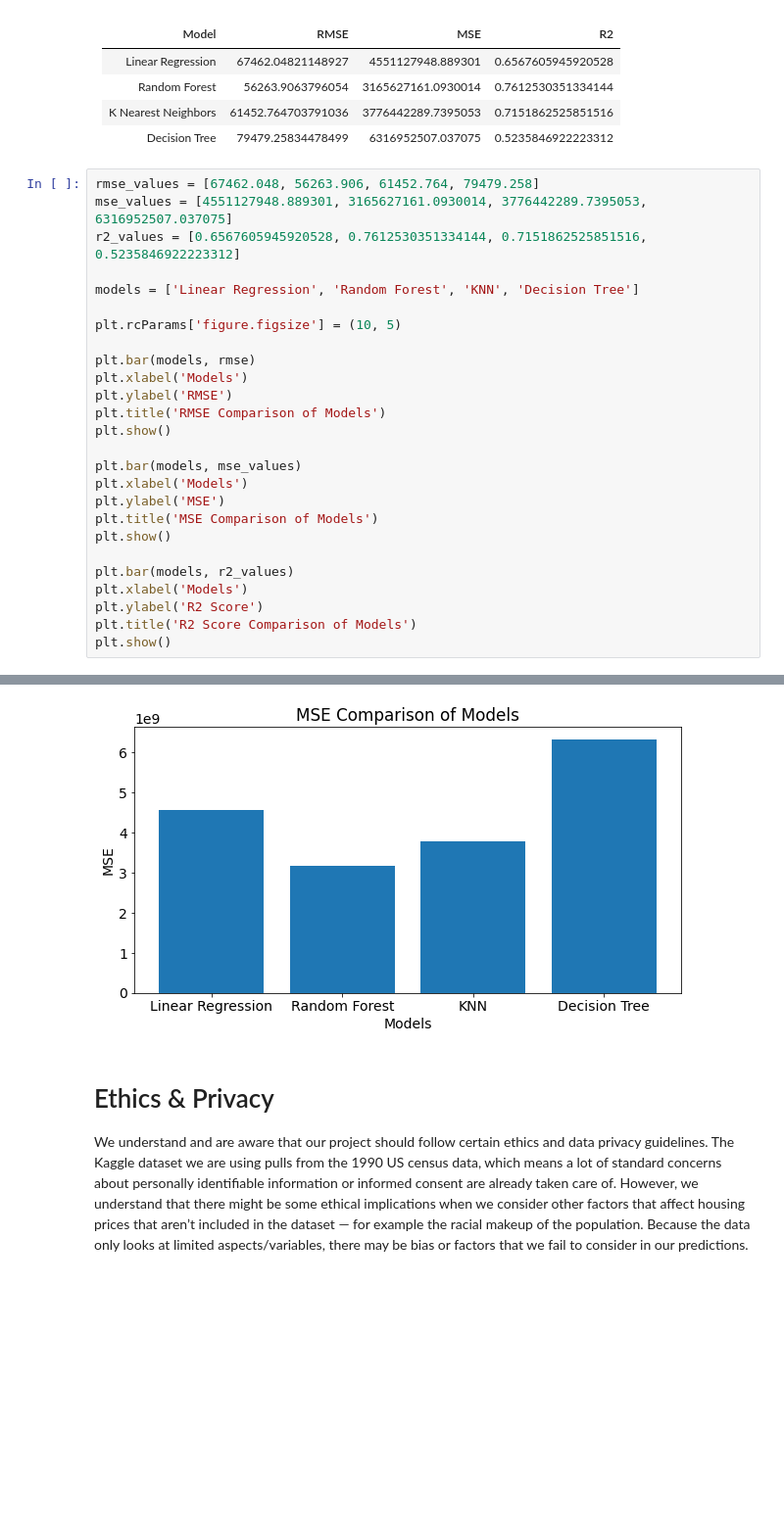
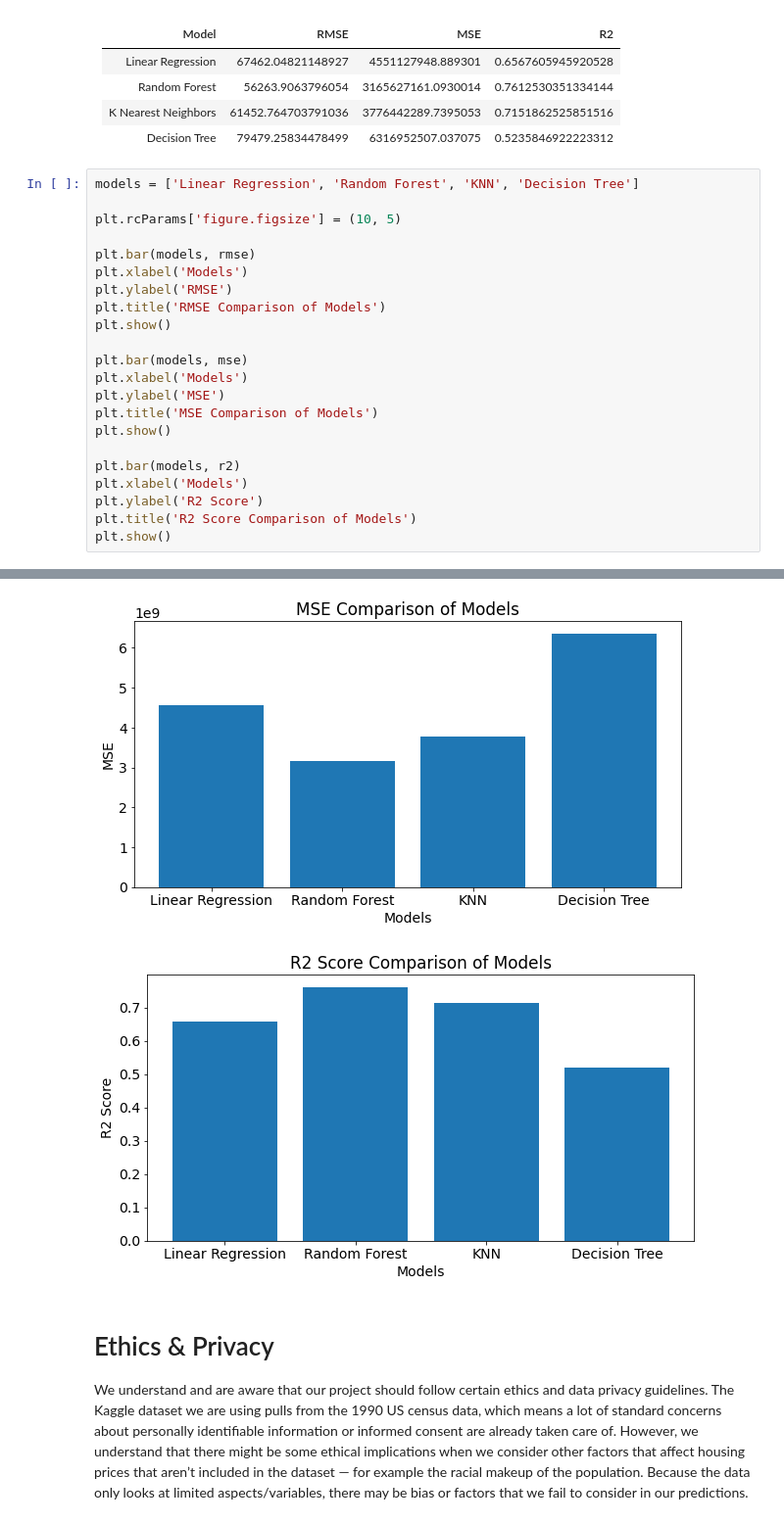
Before and after one commit to llennemann/COGS-118A-ML-Project, a Jupyter notebook: Checkpoint_Group017-SP23.ipynb, the cells around one changed output, grey strips where cells are left out. Shown: that part at 98% size. Saved outputs shown, nothing was run; the diff lists cells and outputs as text; blank space fills up the shorter version.

Commit message:
Fix weird graph error

```diff
--- a/Checkpoint_Group017-SP23.ipynb
+++ b/Checkpoint_Group017-SP23.ipynb
@@ -223,34 +223,31 @@ r2:  0.5163835023989622
 | K Nearest Neighbors  |  61452.764703791036 |  3776442289.7395053 | 0.7151862525851516 |
 | Decision Tree | 79479.25834478499 | 6316952507.037075 | 0.5235846922223312 |
 # %%
-rmse_values = [67462.048, 56263.906, 61452.764, 79479.258]
-mse_values = [4551127948.889301, 3165627161.0930014, 3776442289.7395053, 6316952507.037075]
-r2_values = [0.6567605945920528, 0.7612530351334144, 0.7151862525851516, 0.5235846922223312]
-
 models = ['Linear Regression', 'Random Forest', 'KNN', 'Decision Tree']
 
 plt.rcParams['figure.figsize'] = (10, 5)
 
 plt.bar(models, rmse)
 plt.xlabel('Models')
 plt.ylabel('RMSE')
 plt.title('RMSE Comparison of Models')
 plt.show()
 
-plt.bar(models, mse_values)
+plt.bar(models, mse)
 plt.xlabel('Models')
 plt.ylabel('MSE')
 plt.title('MSE Comparison of Models')
 plt.show()
 
-plt.bar(models, r2_values)
+plt.bar(models, r2)
 plt.xlabel('Models')
 plt.ylabel('R2 Score')
 plt.title('R2 Score Comparison of Models')
 plt.show()
 # %% [output]
 [figure]
 [figure]
+[figure, added]
 # %% [markdown]
 # Ethics & Privacy
 We understand and are aware that our project should follow certain ethics and data privacy guidelines. The Kaggle dataset we are using pulls from the 1990 US census data, which means a lot of standard concerns about personally identifiable information or informed consent are already taken care of. However, we understand that there might be some ethical implications when we consider other factors that affect housing prices that aren’t included in the dataset — for example the racial makeup of the population. Because the data only looks at limited aspects/variables, there may be bias or factors that we fail to consider in our predictions.
```
Also changed, not shown: parts of 1 cell of this notebook.
